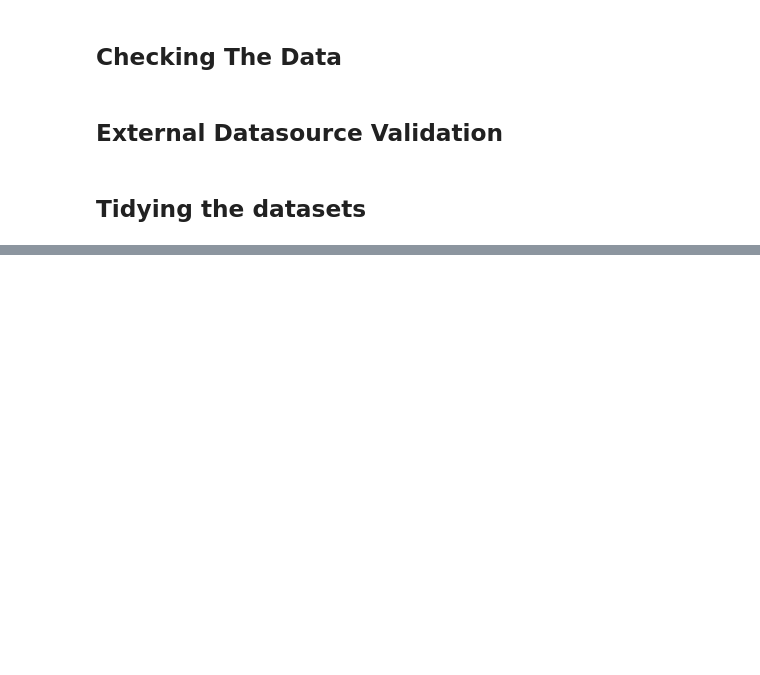
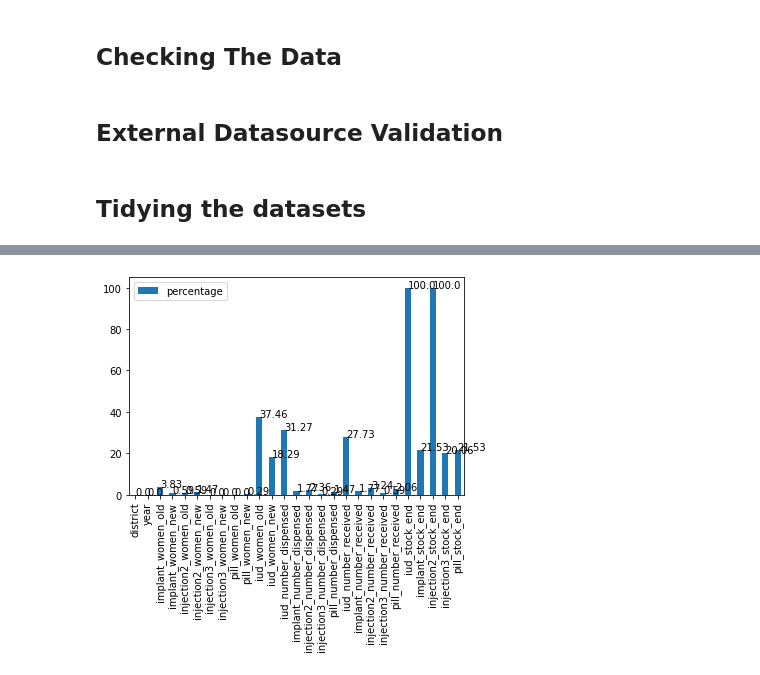
Before and after one commit to Viviankatheu/Future-Contraceptive-Use, a Jupyter notebook: Intelligent_Forecasting_Challenge_Model_Future_Contraceptive__Use_in_Cote_d'Ivoire.ipynb, the cells around one changed output, grey strips where cells are left out. Drawn from its saved outputs; the diff is of its cells as text; code cells hidden in the pictures; blank space fills up the shorter version.

```diff
--- a/Intelligent_Forecasting_Challenge_Model_Future_Contraceptive__Use_in_Cote_d'Ivoire.ipynb
+++ b/Intelligent_Forecasting_Challenge_Model_Future_Contraceptive__Use_in_Cote_d'Ivoire.ipynb
@@ -24,0 +39,5 @@
+# %%
+#Reading our dataset
+annual = pd.read_csv('contraceptive_case_data_annual.csv')
+## reading the first 10 rows of our dataset
+annual.head(10)
@@ -24,0 +201,11 @@
+# %%
+#Calaculating the percentage of missing values and the visualising it
+# Count the missing values
+missing_count = annual.isnull().sum()
+#the count of all values
+value_count = annual.isnull().count()
+#the percetage of missing values
+missing_percentage = round(missing_count / value_count * 100,2)
+#Cretaing a dataframe
+missing_df = pd.DataFrame({'count' : missing_count, 'percentage' : missing_percentage})
+print(missing_df)
@@ -24,0 +230,9 @@
+# %%
+#Visualising our missing values
+barchart = missing_df.plot.bar(y = "percentage")
+
+# For loop is a handy way to add labels to the bars
+for index, percentage in enumerate(missing_percentage):
+  barchart.text(index, percentage, str(percentage))
+# %% [output]
+[figure, added]
```
Also changed, not shown: parts of 30 cells of this notebook.
